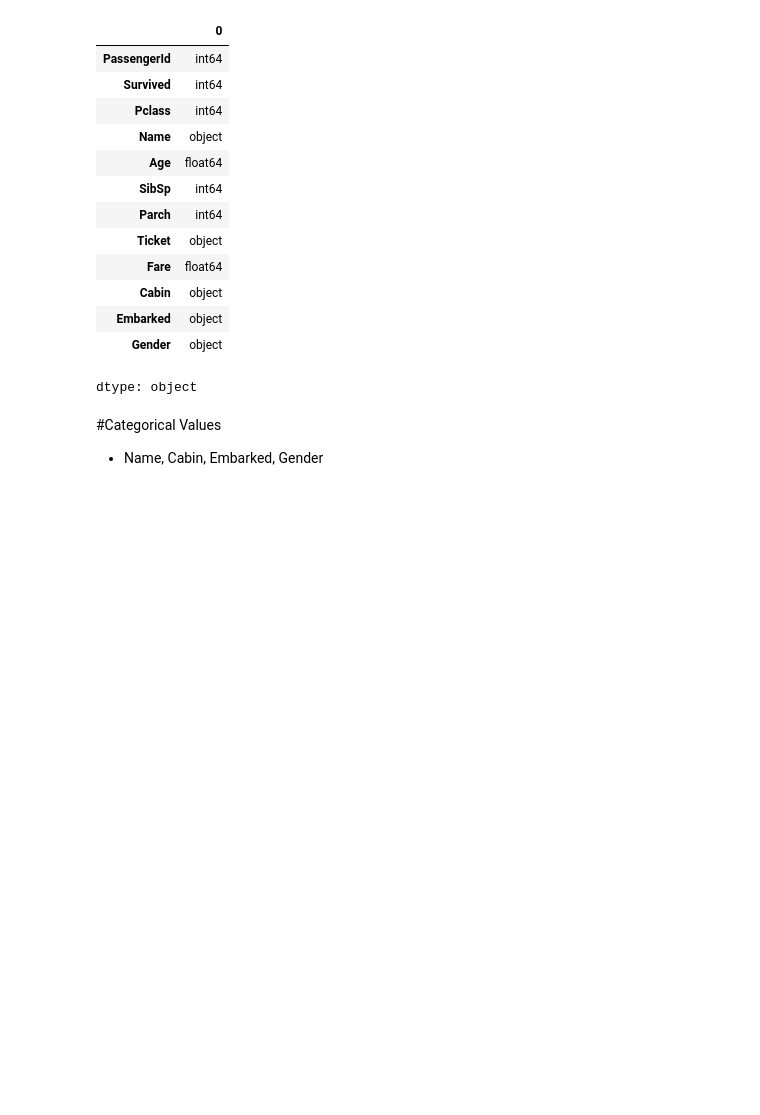
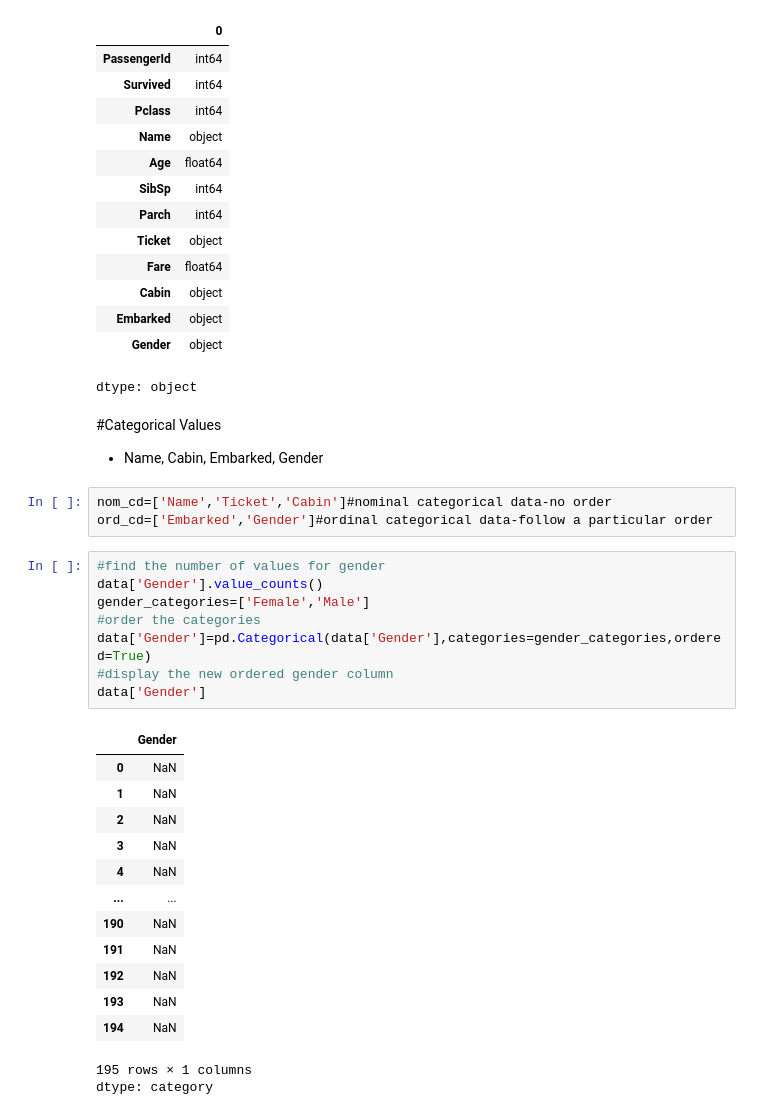
Before and after one commit to KIISIISHERE/Statistics-for-Categorical-Variables-and-Data-Transformation-I, a Jupyter notebook: Statistics_for_Categorical_Variables_and_Data_Transformation_I.ipynb, the cells around one changed output. Drawn from its saved outputs; the diff is of its cells as text; blank space fills up the shorter version.

```diff
--- a/Statistics_for_Categorical_Variables_and_Data_Transformation_I.ipynb
+++ b/Statistics_for_Categorical_Variables_and_Data_Transformation_I.ipynb
@@ -54,3 +54,29 @@ dtype: object
 # %% [markdown]
 #Categorical Values
 * Name, Cabin, Embarked, Gender
+# %%
+nom_cd=['Name','Ticket','Cabin']#nominal categorical data-no order
+ord_cd=['Embarked','Gender']#ordinal categorical data-follow a particular order
+# %%
+#find the number of values for gender
+data['Gender'].value_counts()
+gender_categories=['Female','Male']
+#order the categories
+data['Gender']=pd.Categorical(data['Gender'],categories=gender_categories,ordered=True)
+#display the new ordered gender column
+data['Gender']
+# %% [output]
+|  | Gender |
+| 0 | NaN |
+| 1 | NaN |
+| 2 | NaN |
+| 3 | NaN |
+| 4 | NaN |
+| ... | ... |
+| 190 | NaN |
+| 191 | NaN |
+| 192 | NaN |
+| 193 | NaN |
+| 194 | NaN |
+195 rows × 1 columns
+dtype: category
```
Also changed, not shown: parts of 2 cells of this notebook.
